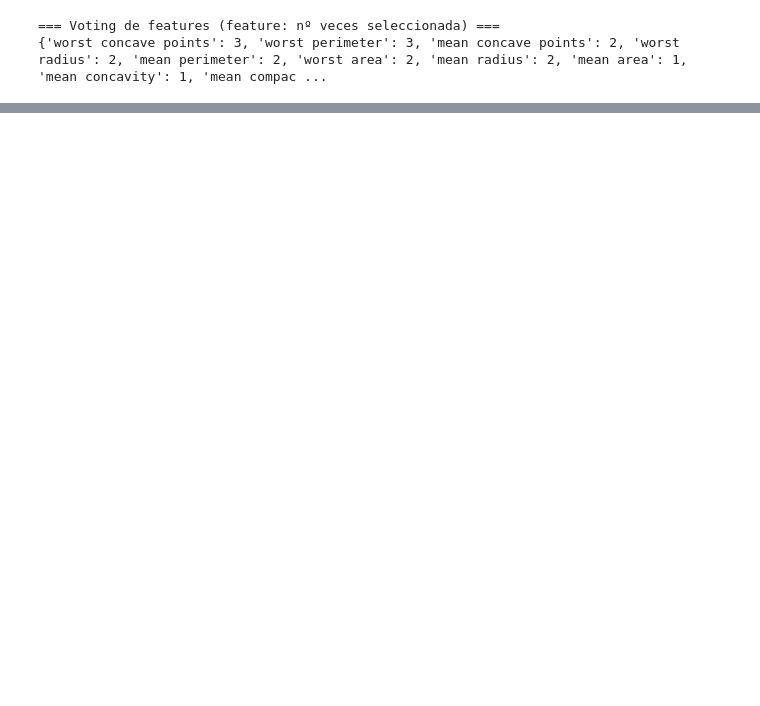
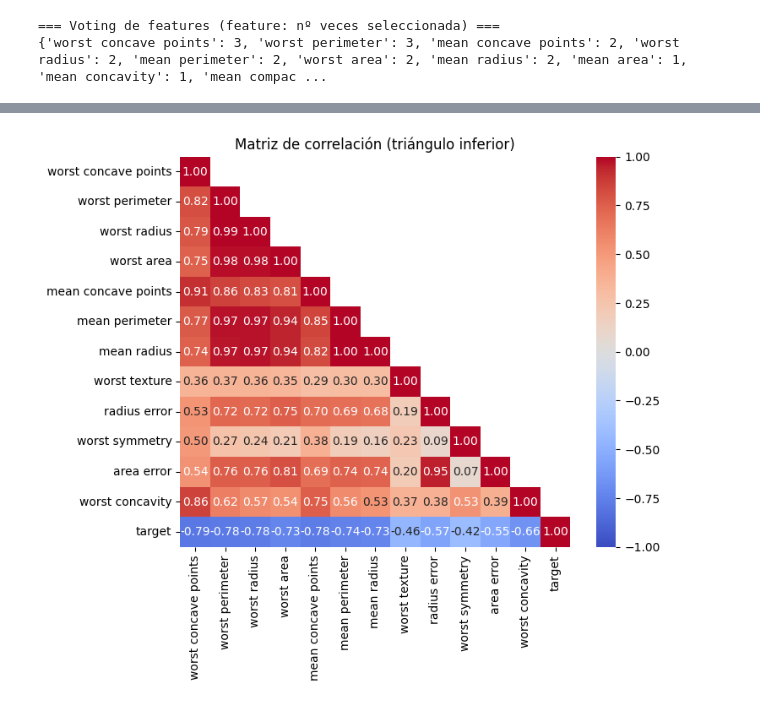
Before and after one commit to japinuela/Ejercicios-Repaso-Python-ML, a Jupyter notebook: BreastCancer.ipynb, the cells around one changed output, grey strips where cells are left out. Saved outputs shown, nothing was run; the diff lists cells and outputs as text; code cells hidden in the pictures; blank space fills up the shorter version.

```diff
--- a/BreastCancer.ipynb
+++ b/BreastCancer.ipynb
@@ -346,0 +348,19 @@ plt.show()
+# %%
+# --- Tu código previo ---
+corr_vars   = cols_num + ['target']
+corr_matrix = df[corr_vars].corr()
+
+# ====== Mostrar SOLO el triángulo INFERIOR (incluida la diagonal) ======
+mask = np.triu(np.ones_like(corr_matrix, dtype=bool), k=1)  # oculta el triángulo superior
+
+plt.figure(figsize=(8, 6))
+sns.heatmap(
+    corr_matrix, mask=mask,
+    annot=True, fmt=".2f",
+    cmap="coolwarm", vmin=-1, vmax=1,
+    square=True
+)
+plt.title("Matriz de correlación (triángulo inferior)")
+plt.show()
+# %% [output]
+[figure, added]
```
Also changed, not shown: parts of 14 cells of this notebook, 1 other file.
